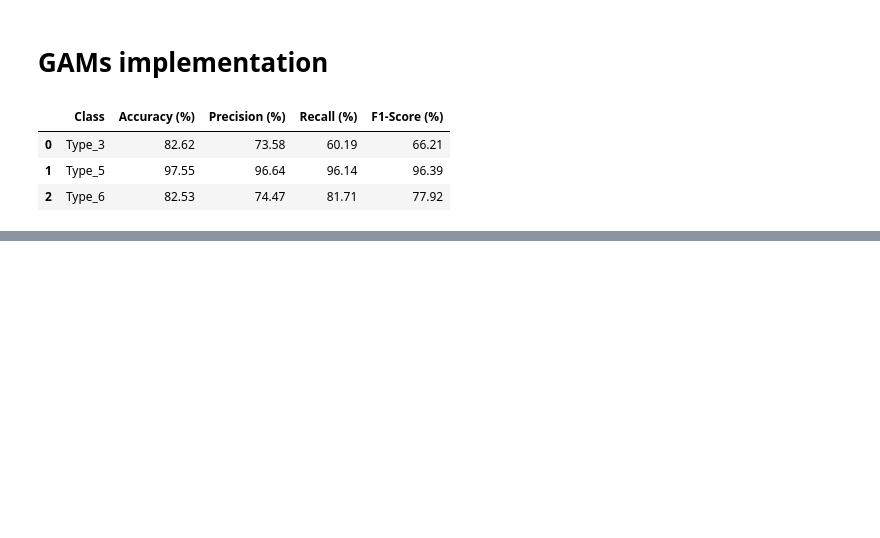
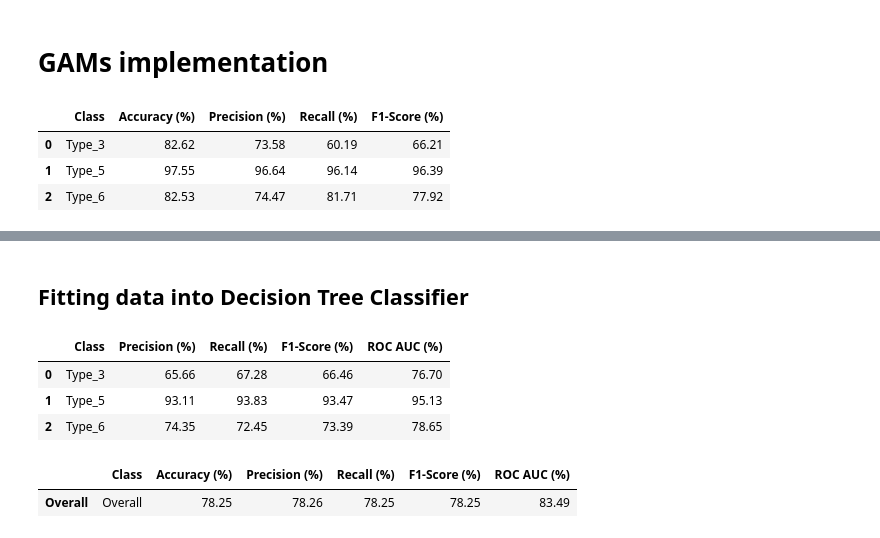
Before and after one commit to jorgemartins1986/APRAU_1050497_1050532, a Jupyter notebook: assignment_part2.ipynb, the cells around one changed output, grey strips where cells are left out. Drawn from its saved outputs; the diff is of its cells as text; code cells hidden in the pictures; blank space fills up the shorter version.

```diff
--- a/assignment_part2.ipynb
+++ b/assignment_part2.ipynb
@@ -546,0 +594,50 @@ display(results)
+# %% [markdown]
+## Fitting data into Decision Tree Classifier
+# %%
+# Fit the model to the training data
+dt_classifier.fit(X_train, y_train)
+
+# Predict the vegetation type for the test data
+y_pred_dt = dt_classifier.predict(X_test)
+
+# Evaluate the model
+accuracy_dt = accuracy_score(y_test, y_pred_dt)
+report_dt = classification_report(y_test, y_pred_dt, target_names=label_encoder.classes_, output_dict=True)
+
+# Binarize the output for ROC AUC calculation
+y_test_binarized = label_binarize(y_test, classes=[0, 1, 2])
+y_pred_binarized = label_binarize(y_pred_dt, classes=[0, 1, 2])
+
+# Calculate ROC AUC for each class
+roc_auc_dt = roc_auc_score(y_test_binarized, y_pred_binarized, average=None)
+
+# Display results in a table
+results_dt = pd.DataFrame({
+    'Class': label_encoder.classes_,
+    'Precision (%)': [round(report_dt[cls]['precision'] * 100, 2) for cls in label_encoder.classes_],
+    'Recall (%)': [round(report_dt[cls]['recall'] * 100, 2) for cls in label_encoder.classes_],
+    'F1-Score (%)': [round(report_dt[cls]['f1-score'] * 100, 2) for cls in label_encoder.classes_],
+    'ROC AUC (%)': [round(roc * 100, 2) for roc in roc_auc_dt]
+})
+
+# Add overall metrics to the results
+results_overall_dt = pd.DataFrame(columns=['Class', 'Accuracy (%)', 'Precision (%)', 'Recall (%)', 'F1-Score (%)', 'ROC AUC (%)'])
+results_overall_dt.loc['Overall'] = ['Overall', accuracy_dt * 100,
+                                    report_dt['weighted avg']['precision'] * 100,
+                                    report_dt['weighted avg']['recall'] * 100,
+                                    report_dt['weighted avg']['f1-score'] * 100,
+                                    results_dt['ROC AUC (%)'].mean()]
+
+# Format the results to show percentages with two decimals
+results_dt = results_dt.round(2)
+results_overall_dt = results_overall_dt.round(2)
+
+display(results_dt)
+display(results_overall_dt)
+# %% [output]
+|  | Class | Precision (%) | Recall (%) | F1-Score (%) | ROC AUC (%) |
+| 0 | Type_3 | 65.66 | 67.28 | 66.46 | 76.70 |
+| 1 | Type_5 | 93.11 | 93.83 | 93.47 | 95.13 |
+| 2 | Type_6 | 74.35 | 72.45 | 73.39 | 78.65 |
+|  | Class | Accuracy (%) | Precision (%) | Recall (%) | F1-Score (%) | ROC AUC (%) |
+| Overall | Overall | 78.25 | 78.26 | 78.25 | 78.25 | 83.49 |
```
Also changed, not shown: parts of 12 cells of this notebook, 2 other files.
